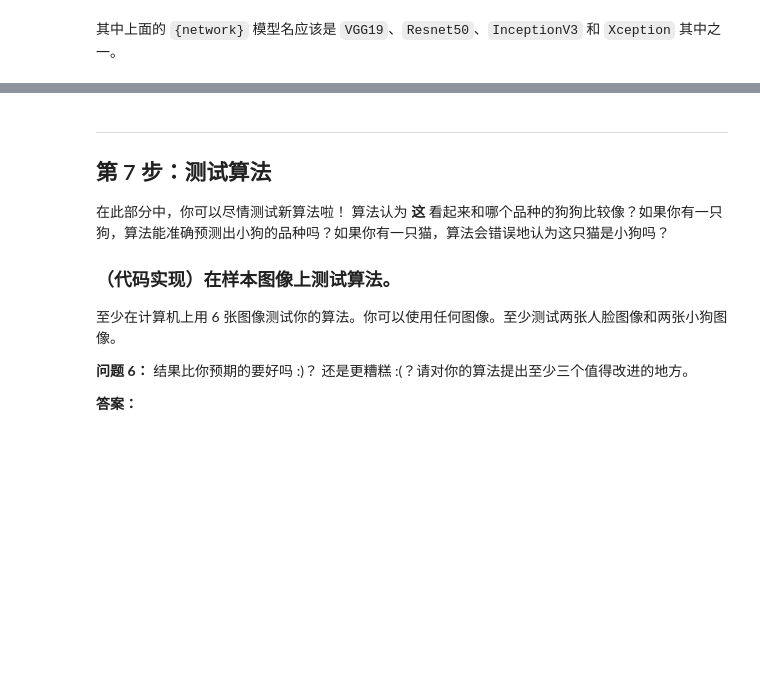
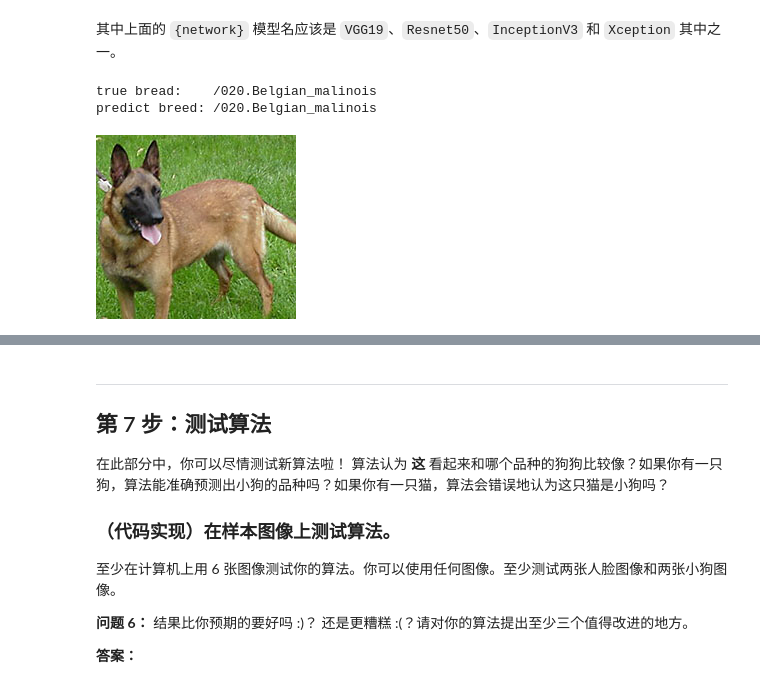
Before and after one commit to kissingurami/my_notebooks, a Jupyter notebook: 4.0-Udacity-Data-Science/7.0_dog_breed_classifier/dog_app-zh.ipynb, the cells around one changed output, grey strips where cells are left out. Drawn from its saved outputs; the diff is of its cells as text; code cells hidden in the pictures; blank space fills up the shorter version.

Commit message:
dog_breed

```diff
--- a/4.0-Udacity-Data-Science/7.0_dog_breed_classifier/dog_app-zh.ipynb
+++ b/4.0-Udacity-Data-Science/7.0_dog_breed_classifier/dog_app-zh.ipynb
@@ -407,7 +638,11 @@ print('Test accuracy: %.4f%%' % test_accuracy)
 
 ### 获取瓶颈特征（bottleneck feature）
 # %%
-bottleneck_features = np.load('bottleneck_features/DogVGG16Data.npz')
+bottleneck_features = np.load('data/bottleneck_features/DogVGG16Data.npz')
 train_VGG16 = bottleneck_features['train']
 valid_VGG16 = bottleneck_features['valid']
 test_VGG16 = bottleneck_features['test']
+
+print("Shape of train_VGG16: {}".format(train_VGG16.shape))
+print("Shape of valid_VGG16: {}".format(valid_VGG16.shape))
+print("Shape of test_VGG16: {}".format(test_VGG16.shape))
@@ -505,7 +799,13 @@ __答案：__
+# %%
+### TODO: Define your architecture.
+Network_model = Sequential()
+Network_model.add(GlobalAveragePooling2D(input_shape=train_network.shape[1:]))
+Network_model.add(Dense(133, activation='softmax'))
 # %% [markdown]
 ### （代码实现） 编译该模型
 # %%
 ### TODO: Compile the model.
+Network_model.compile(loss='categorical_crossentropy', optimizer='rmsprop', metrics=['accuracy'])
 # %% [markdown]
 ### （代码实现） 训练模型
 
@@ -518,3 +843,5 @@ __答案：__
 ### （代码实现）加载验证损失最低的模型
 # %%
 ### TODO: Load the model weights with the best validation loss.
+Network_model.load_weights(model_filepath)
+print("The best weights for the {} model have been loaded".format(network))
@@ -542,6 +883,29 @@ extract_{network}
 # %%
 ### TODO: Write a function that takes a path to an image as input
 ### and returns the dog breed that is predicted by the model.
+
+from extract_bottleneck_features import *
+
+def network_predict_breed(img_path):
+    # extract bottleneck features
+    bottleneck_feature = extract_Xception(path_to_tensor(img_path))
+    # obtain predicted vector
+    predicted_vector = Network_model.predict(bottleneck_feature)
+    # return dog breed that is predicted by the model
+    return dog_names[np.argmax(predicted_vector)]
+
+
+#valid_files, valid_targets
+
+from IPython.display import Image
+index = 13
+print("true bread:   ", dog_names[np.argmax(valid_targets[index])])
+print("predict breed:", network_predict_breed(valid_files[index]))
+Image(filename=valid_files[index])
+# %% [output]
+true bread:    /020.Belgian_malinois
+predict breed: /020.Belgian_malinois
+[figure, added]
 # %% [markdown]
 ---
 <a id='step6'></a>
```
Also changed, not shown: parts of 44 cells of this notebook, 1 other file.
